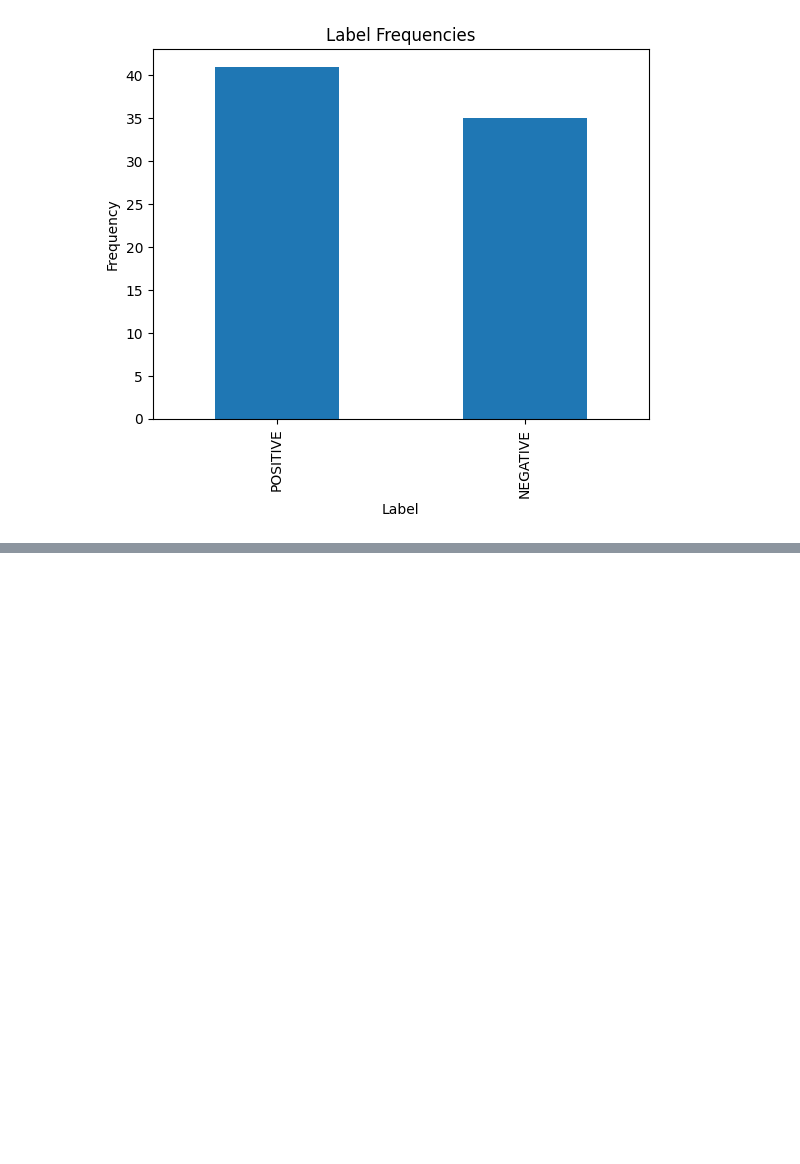
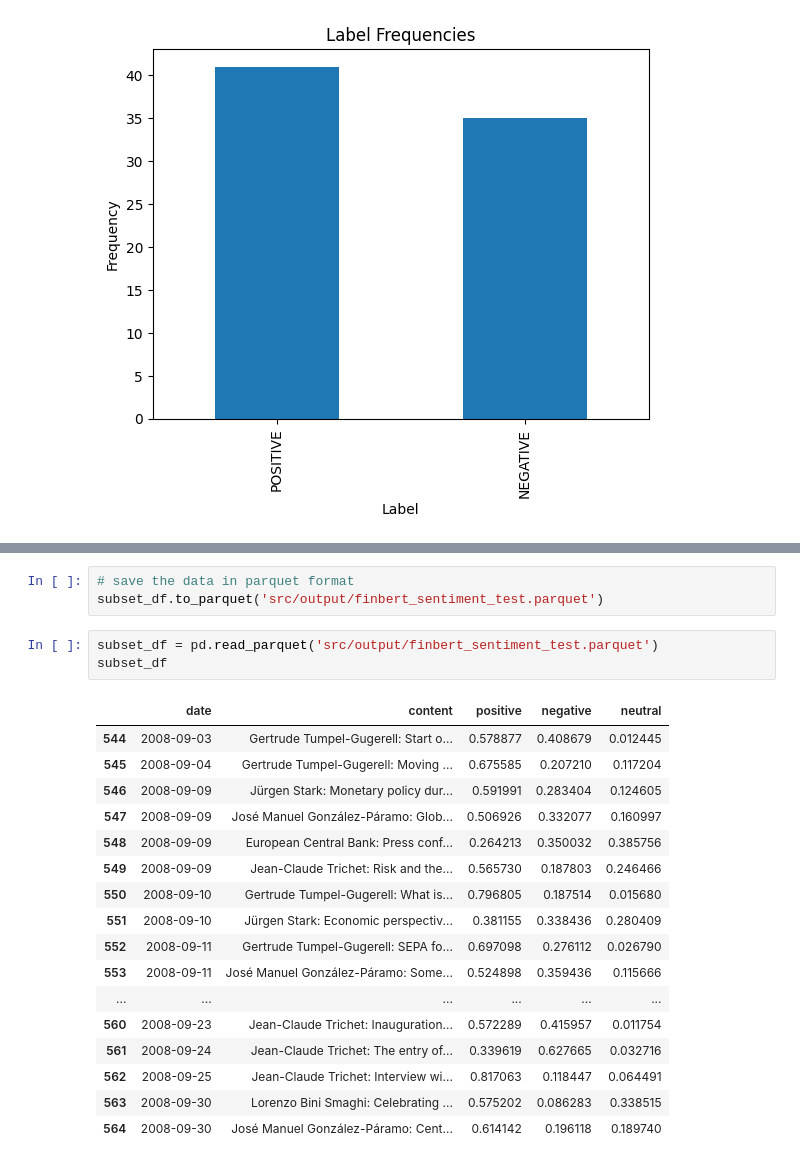
Before and after one commit to OzodbekOzodov/stock-market-and-speeches, a Jupyter notebook: project.ipynb, the cells around one changed output, grey strips where cells are left out. Cells and saved outputs as stored; diff of their text form; blank space fills up the shorter version.

Commit message:
achieved FinBERT test running, and saved initial results

```diff
--- a/project.ipynb
+++ b/project.ipynb
@@ -206,0 +453,24 @@ plt.show()
+# %%
+# save the data in parquet format
+subset_df.to_parquet('src/output/finbert_sentiment_test.parquet')
+# %%
+subset_df = pd.read_parquet('src/output/finbert_sentiment_test.parquet')
+subset_df
+# %% [output]
+|  | date | content | positive | negative | neutral |
+| 544 | 2008-09-03 | Gertrude Tumpel-Gugerell: Start o... | 0.578877 | 0.408679 | 0.012445 |
+| 545 | 2008-09-04 | Gertrude Tumpel-Gugerell: Moving ... | 0.675585 | 0.207210 | 0.117204 |
+| 546 | 2008-09-09 | Jürgen Stark: Monetary policy dur... | 0.591991 | 0.283404 | 0.124605 |
+| 547 | 2008-09-09 | José Manuel González-Páramo: Glob... | 0.506926 | 0.332077 | 0.160997 |
+| 548 | 2008-09-09 | European Central Bank: Press conf... | 0.264213 | 0.350032 | 0.385756 |
+| 549 | 2008-09-09 | Jean-Claude Trichet: Risk and the... | 0.565730 | 0.187803 | 0.246466 |
+| 550 | 2008-09-10 | Gertrude Tumpel-Gugerell: What is... | 0.796805 | 0.187514 | 0.015680 |
+| 551 | 2008-09-10 | Jürgen Stark: Economic perspectiv... | 0.381155 | 0.338436 | 0.280409 |
+| 552 | 2008-09-11 | Gertrude Tumpel-Gugerell: SEPA fo... | 0.697098 | 0.276112 | 0.026790 |
+| 553 | 2008-09-11 | José Manuel González-Páramo: Some... | 0.524898 | 0.359436 | 0.115666 |
+| ... | ... | ... | ... | ... | ... |
+| 560 | 2008-09-23 | Jean-Claude Trichet: Inauguration... | 0.572289 | 0.415957 | 0.011754 |
+| 561 | 2008-09-24 | Jean-Claude Trichet: The entry of... | 0.339619 | 0.627665 | 0.032716 |
+| 562 | 2008-09-25 | Jean-Claude Trichet: Interview wi... | 0.817063 | 0.118447 | 0.064491 |
+| 563 | 2008-09-30 | Lorenzo Bini Smaghi: Celebrating ... | 0.575202 | 0.086283 | 0.338515 |
+| 564 | 2008-09-30 | José Manuel González-Páramo: Cent... | 0.614142 | 0.196118 | 0.189740 |
```
Also changed, not shown: parts of 26 cells of this notebook, 4 other files.
